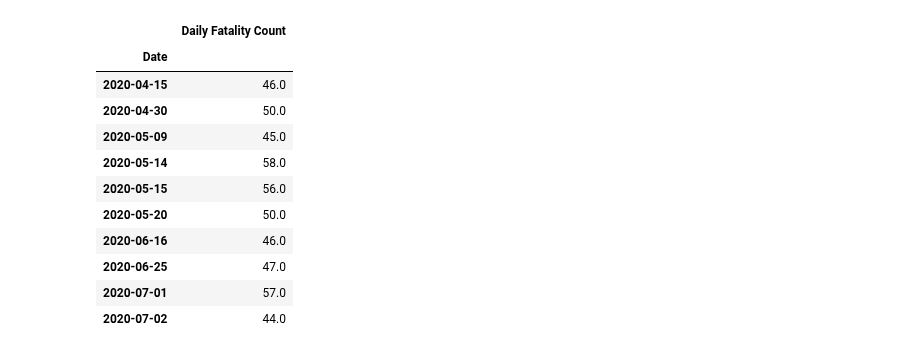
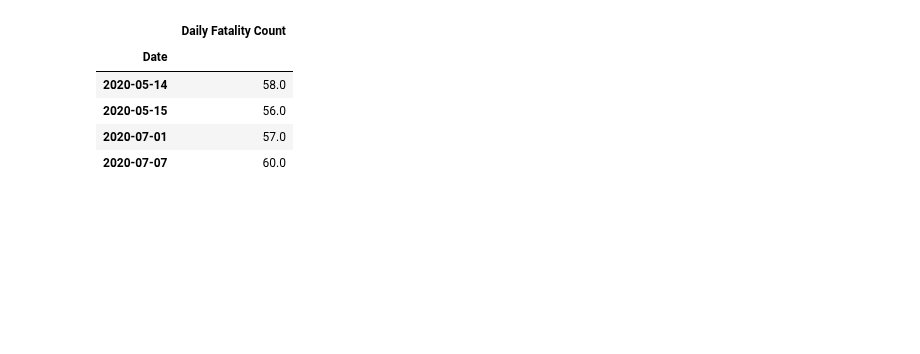
Before and after one commit to ldhagen/Texas_Covid_Data_Notebook, a Jupyter notebook: Texas_Fatalites_Graph.ipynb, the cells around one changed output. Cells and saved outputs as stored; diff of their text form; code cells hidden in the pictures; blank space fills up the shorter version.

```diff
--- a/Texas_Fatalites_Graph.ipynb
+++ b/Texas_Fatalites_Graph.ipynb
@@ -114,15 +114,9 @@ fig.savefig('TexasDailyFatalities.png')
 # %%
-x[x['Daily Fatality Count'] > 43]
+x[x['Daily Fatality Count'] > 50]
 # %% [output]
 |  | Daily Fatality Count |
 | Date |  |
-| 2020-04-15 | 46.0 |
-| 2020-04-30 | 50.0 |
-| 2020-05-09 | 45.0 |
 | 2020-05-14 | 58.0 |
 | 2020-05-15 | 56.0 |
-| 2020-05-20 | 50.0 |
-| 2020-06-16 | 46.0 |
-| 2020-06-25 | 47.0 |
 | 2020-07-01 | 57.0 |
-| 2020-07-02 | 44.0 |
+| 2020-07-07 | 60.0 |
```
Also changed, not shown: parts of 5 cells of this notebook, 10 other files.
